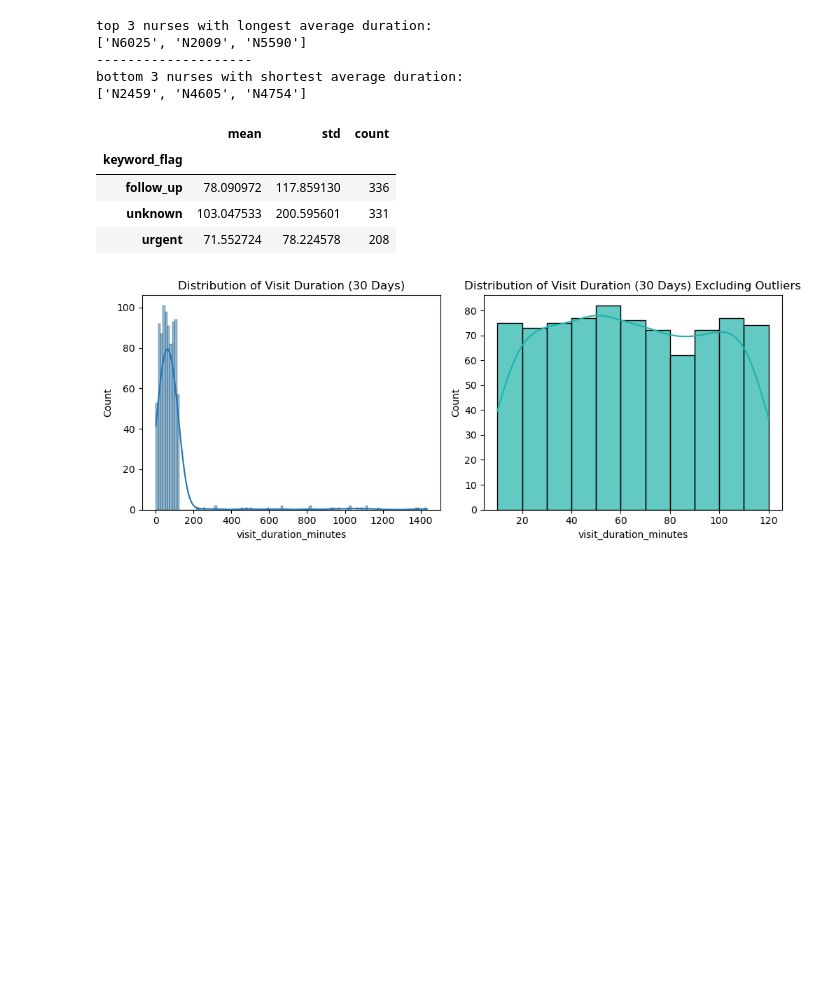
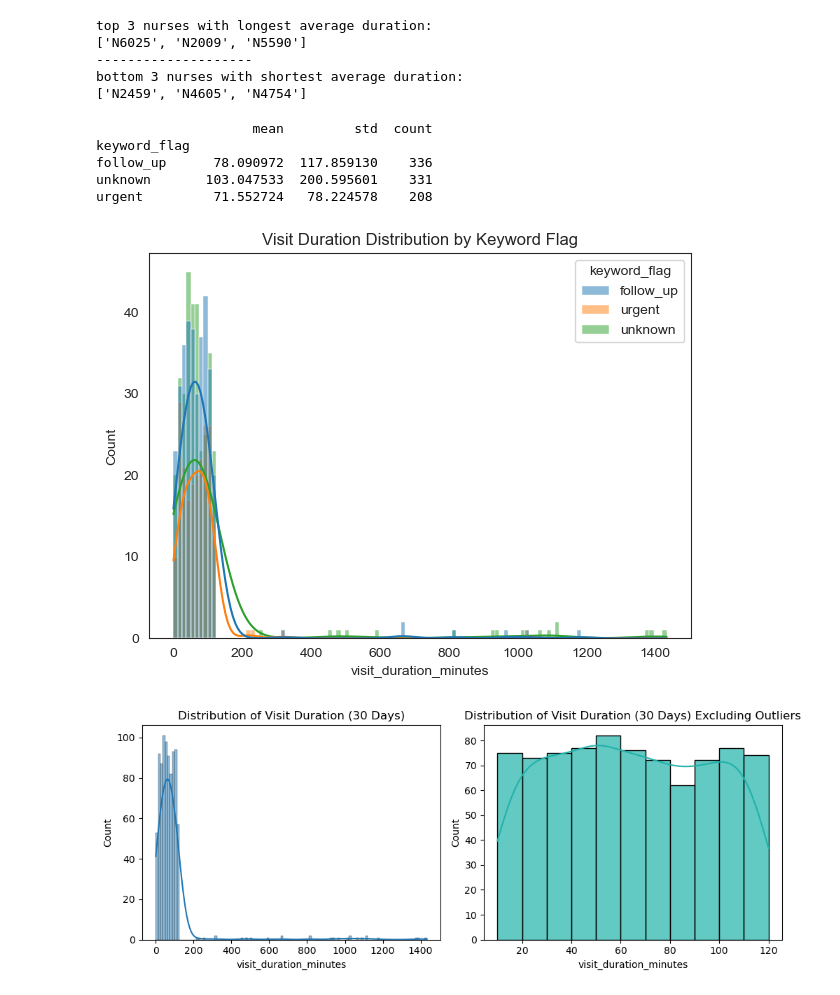
Before and after one commit to lsrgc/LittleSteps, a Jupyter notebook: notebooks/02_EDA.ipynb, the cells around one changed output. Drawn from its saved outputs; the diff is of its cells as text; code cells hidden in the pictures; blank space fills up the shorter version.

Commit message:
Update README and add new chart for keyword

```diff
--- a/notebooks/02_EDA.ipynb
+++ b/notebooks/02_EDA.ipynb
@@ -771,22 +771,33 @@ bottom 3 nurses with shortest average duration:
 # %%
 #(Optional, for advanced candidates):
 # Can you infer any insights from the nurse_notes regarding visit outcomes or specific patient needs that might influence visit duration?
-df2.groupby("keyword_flag")["visit_duration_minutes"].agg(["mean","std","count"])
+print(df2.groupby("keyword_flag")["visit_duration_minutes"].agg(["mean","std","count"]))
 
 # With the limited information available, we can see that when urgency is triggered, the average duration is the shortest,
 # followed by follow-up visits.
 
 # I made the assumption that keywords are generated from customer feedback.
 # I set the probability of such feedback triggering an urgency keyword at around 24%.
 # for example, if they are in pain or restless, the visit is marked as urgent.
 # However, urgency is not ranked, ideally we would also check whether this urgency is the highest.
 # Or whether other factors such as customer age, patient history, or service type play a role.
+
+plt.figure(figsize=(7,5))
+sns.histplot(data = df2, x ="visit_duration_minutes", hue= "keyword_flag", kde = True)
+plt.title("Visit Duration Distribution by Keyword Flag")
+
+save_dir = r"C:\lsrgc\LittleSteps\results"
+plt.savefig(os.path.join(save_dir, "visit_duration_histograms_Keyword.png"),
+            dpi=300, bbox_inches="tight")
+
+plt.show()
 # %% [output]
-|  | mean | std | count |
-| keyword_flag |  |  |  |
-| follow_up | 78.090972 | 117.859130 | 336 |
-| unknown | 103.047533 | 200.595601 | 331 |
-| urgent | 71.552724 | 78.224578 | 208 |
+                    mean         std  count
+keyword_flag
+follow_up      78.090972  117.859130    336
+unknown       103.047533  200.595601    331
+urgent         71.552724   78.224578    208
+[figure, added]
 # %%
 """Data Visualization"""
 #Histograms of visit_duration_minutes.
```
Also changed, not shown: 2 other files.
